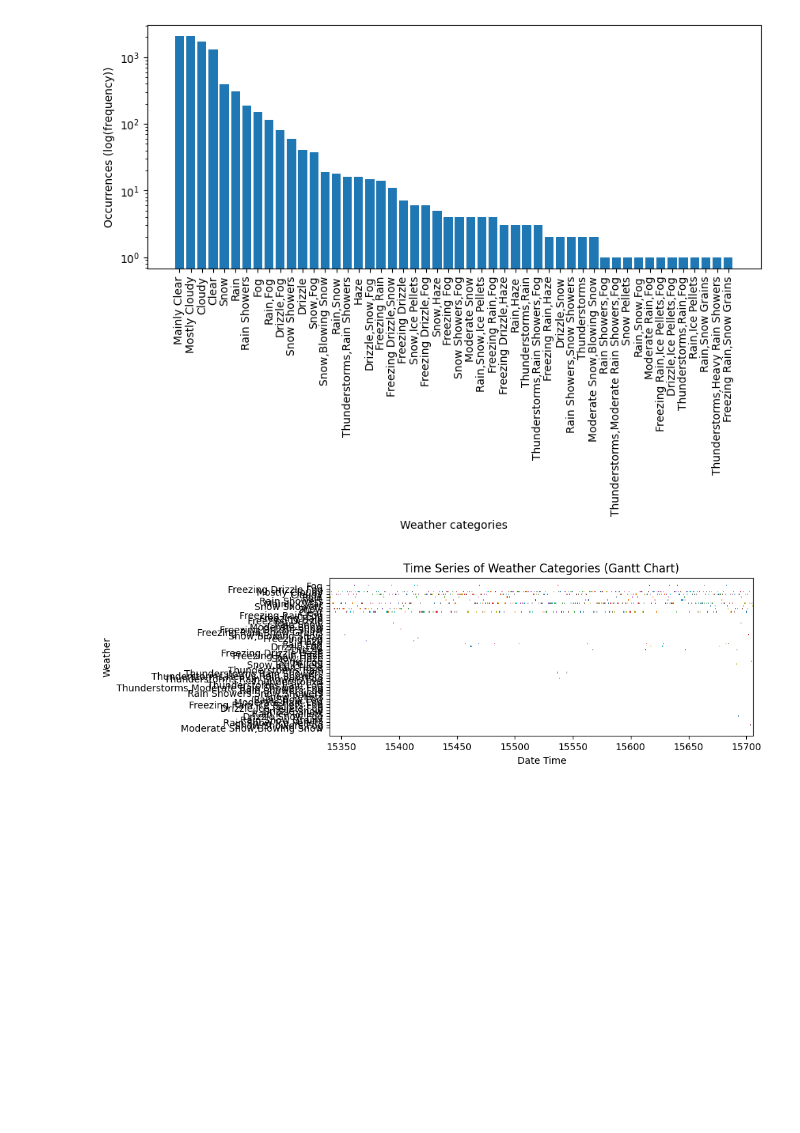
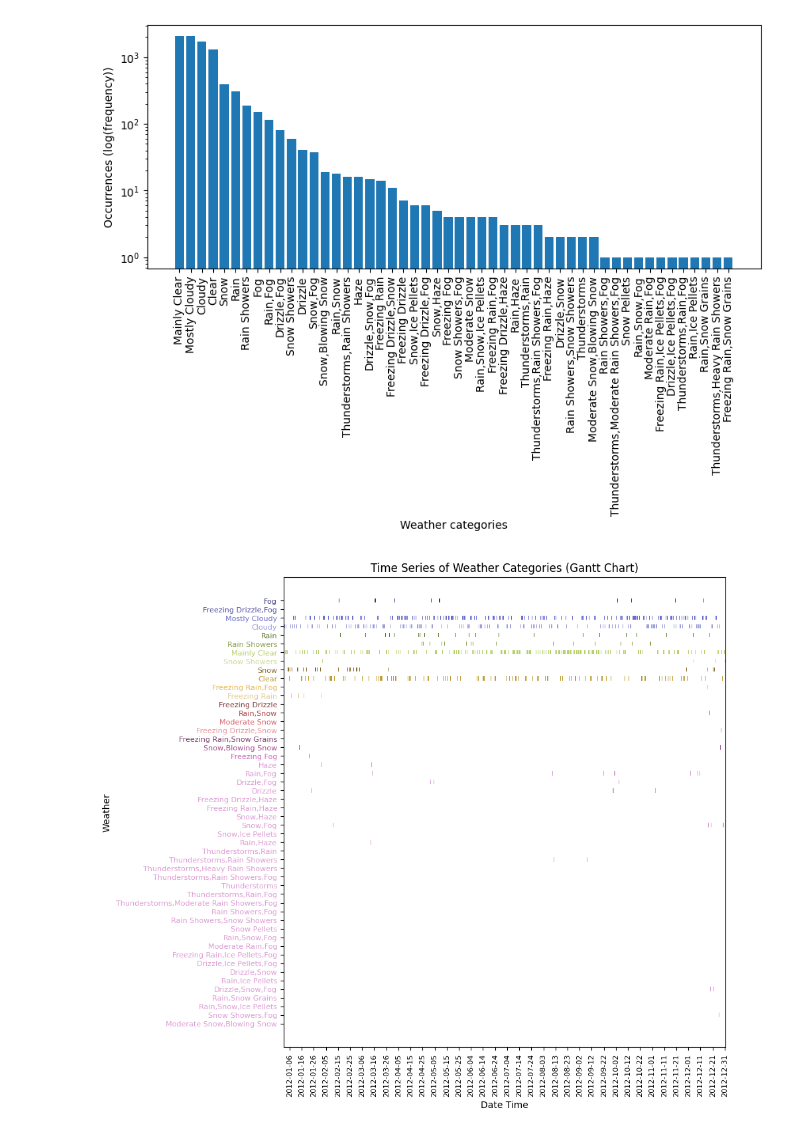
Before and after one commit to plrodrigues/IT-Project-3, a Jupyter notebook: notebooks/00_data_exploration.ipynb, the cells around one changed output. Saved outputs shown, nothing was run; the diff lists cells and outputs as text; code cells hidden in the pictures; blank space fills up the shorter version.

```diff
--- a/notebooks/00_data_exploration.ipynb
+++ b/notebooks/00_data_exploration.ipynb
@@ -202,9 +270,16 @@ plt.show()
 # %% [output]
 [figure]
 # %%
-visualisations.plot_gantt_of_categories(df, category_column="weather", y_label="Weather")
+visualisations.plot_gantt_of_categories(
+    df,
+    category_column="weather",
+    y_label="Weather",
+    rotation=90,
+    hight=8,
+    date_interval_days=10,
+)
 # %% [output]
-[figure, old version]
+[figure, new version]
 # %%
 # January
 visualisations.plot_gantt_of_categories(
```
Also changed, not shown: parts of 13 cells of this notebook, 18 other files.
